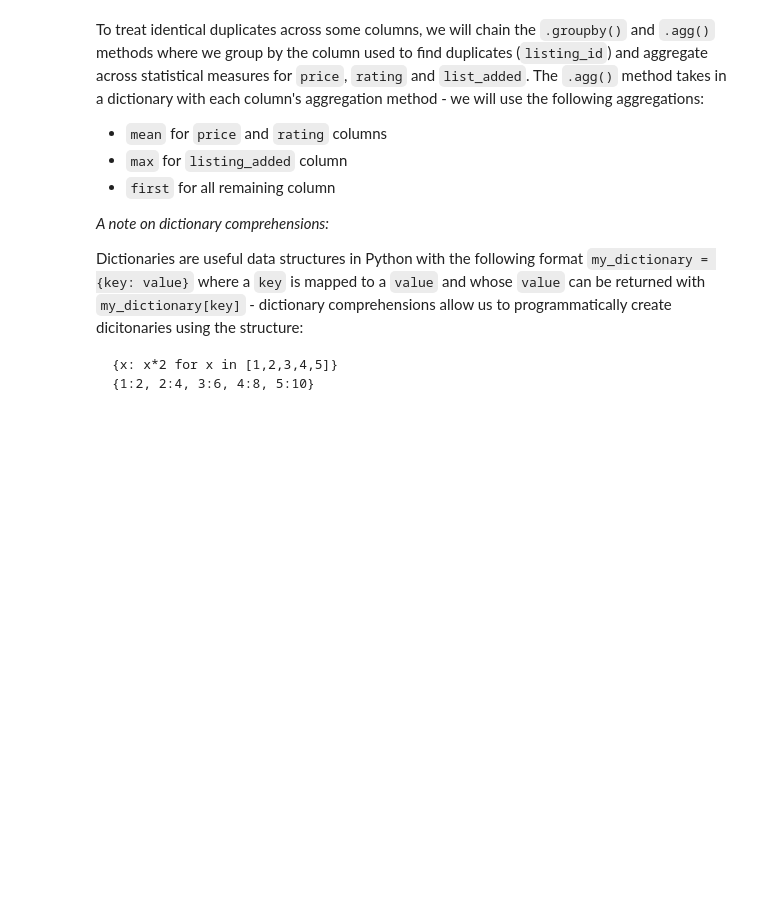
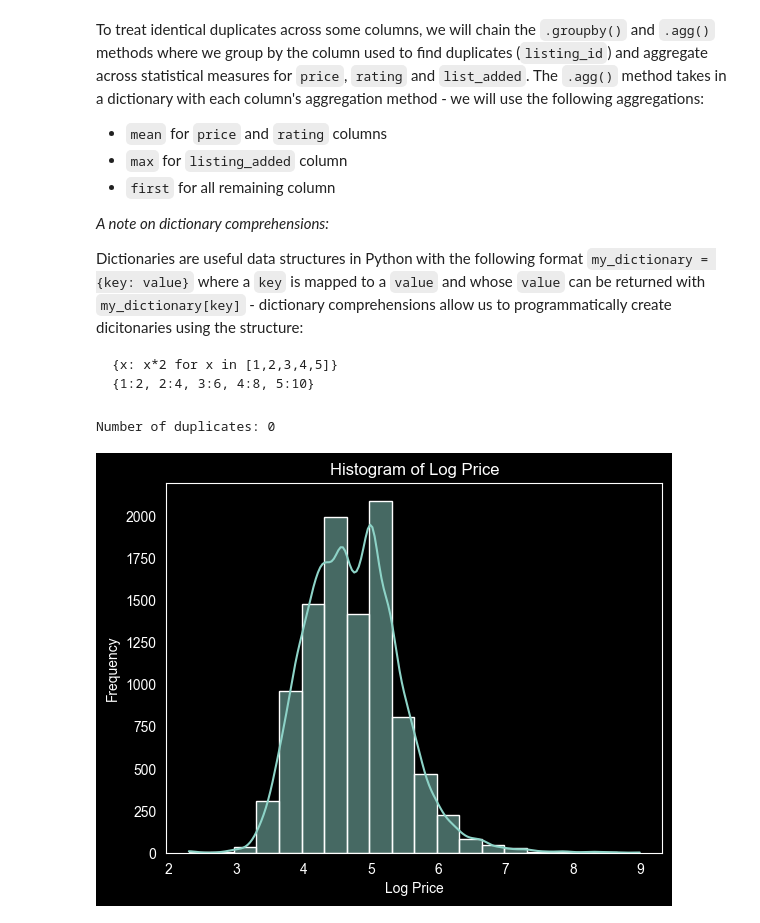
Before and after one commit to grelewiczkatarzyna13/airbnb-analysis, a Jupyter notebook: Cleaning_Data_in_Python_live_session.ipynb, the cells around one changed output. Drawn from its saved outputs; the diff is of its cells as text; code cells hidden in the pictures; blank space fills up the shorter version.

````diff
--- a/Cleaning_Data_in_Python_live_session.ipynb
+++ b/Cleaning_Data_in_Python_live_session.ipynb
@@ -669,9 +671,26 @@ Dictionaries are useful data structures in Python with the following format
 {x: x*2 for x in [1,2,3,4,5]}
 {1:2, 2:4, 3:6, 4:8, 5:10}
 ```
+# %%
+aggregations = {col: 'first' for col in airbnb.columns if col not in ['listing_id', 'price', 'rating', 'listing_added']}
+
+aggregations['price'] = 'mean'
+aggregations['rating'] = 'mean'
+aggregations['listing_added'] = 'max'
+
+airbnb = airbnb.groupby('listing_id').agg(aggregations).reset_index()
+
+print(f"Number of duplicates: {airbnb.duplicated(subset=['listing_id'], keep=False).sum()}")
+# %% [output]
+Number of duplicates: 0
 # %%
 airbnb['logprice'] = np.log(airbnb['price'])
 sns.histplot(airbnb['logprice'], kde=True, bins=20)
+plt.title('Histogram of Log Price')
+plt.xlabel('Log Price')
+plt.ylabel('Frequency')
 plt.grid()
 plt.show()
+# %% [output]
+[figure, added]
 # %%
````
Also changed, not shown: parts of 21 cells of this notebook.
